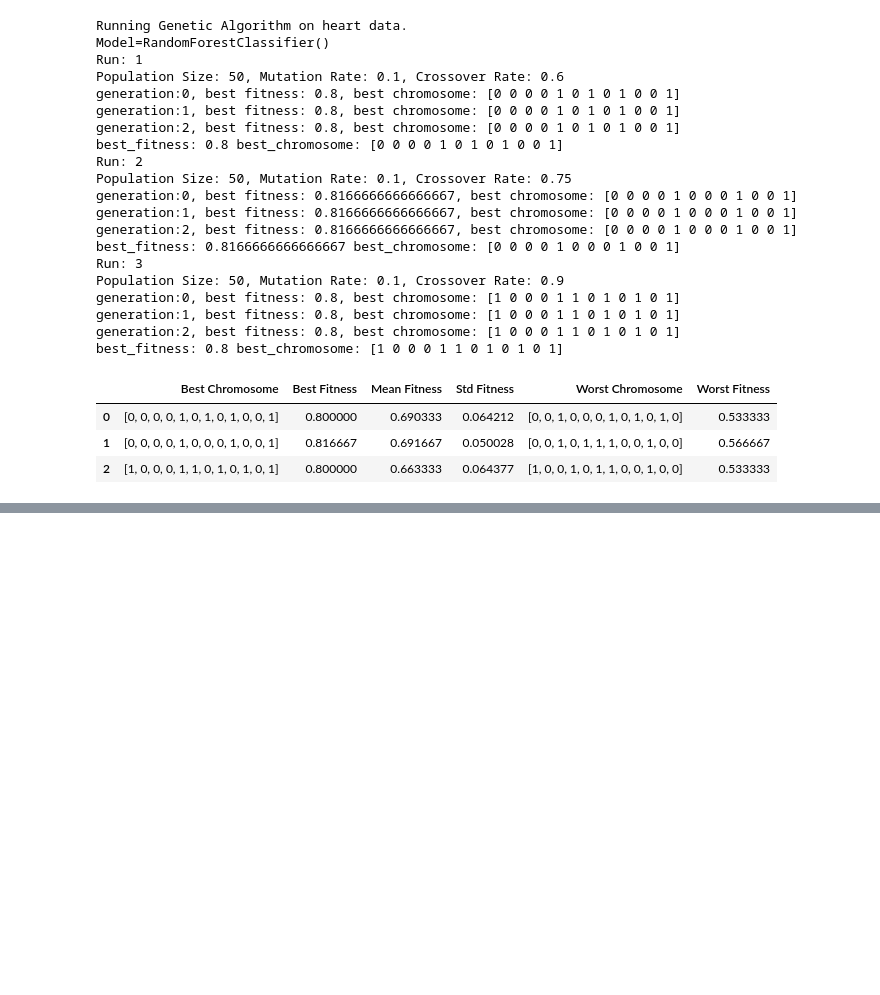
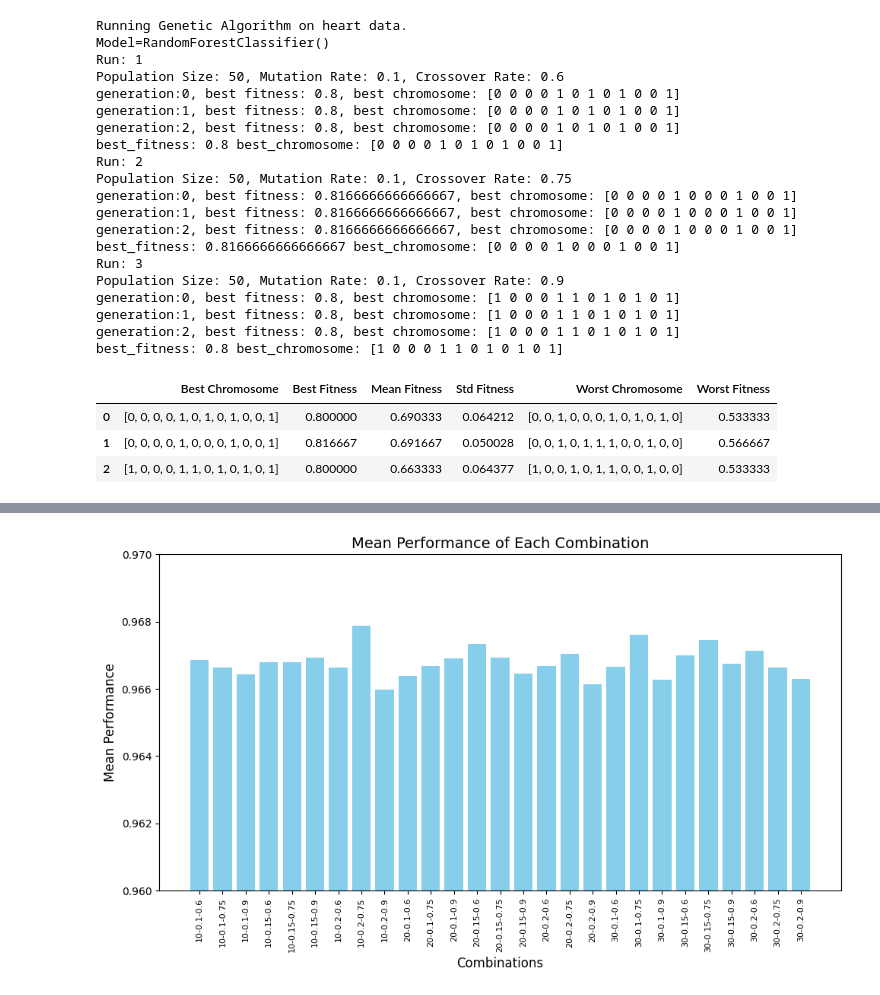
Before and after one commit to tugberkvaroglu/ec-term-project, a Jupyter notebook: ec_project.ipynb, the cells around one changed output, grey strips where cells are left out. Saved outputs shown, nothing was run; the diff lists cells and outputs as text; code cells hidden in the pictures; blank space fills up the shorter version.

```diff
--- a/ec_project.ipynb
+++ b/ec_project.ipynb
@@ -593,0 +634,36 @@ best_fitness: 0.8 best_chromosome: [1 0 0 0 1 1 0 1 0 1 0 1]
+# %%
+import numpy as np
+import matplotlib.pyplot as plt
+
+def plot_mean_performance(combinations, mean_performances):
+    """
+    Plots the mean performance of each combination.
+
+    Parameters:
+        combinations (list): List of combination labels (e.g., ['1-1-1', '1-1-2', ...]).
+        mean_performances (list): List of mean performance values corresponding to each combination.
+    """
+    # Create the plot
+    plt.figure(figsize=(10, 6))
+    plt.bar(combinations, mean_performances, color='skyblue')
+
+    # Add labels and title
+    plt.xlabel('Combinations', fontsize=12)
+    plt.ylabel('Mean Performance', fontsize=12)
+    plt.title('Mean Performance of Each Combination', fontsize=14)
+    plt.xticks(rotation=90, fontsize=8)  # Rotate x-axis labels for better visibility
+    plt.ylim(0.96, 0.97)  # Set y-axis range from 0.90 to 1.0
+
+    # Show the plot
+    plt.tight_layout()
+    plt.show()
+
+pop_sizes = [10, 20, 30]
+mut_rates = [0.1, 0.15, 0.2]
+cross_rates = [0.6, 0.75, 0.9]
+
+combinations = [f'{i}-{j}-{k}' for i in pop_sizes for j in mut_rates for k in cross_rates]
+#mean_performances = stats_df["Mean Fitness"]  # Replace with actual mean performance values
+
+# Plot mean performance
+plot_mean_performance(combinations, mean_performances)
@@ -593,0 +734,9 @@ best_fitness: 0.8 best_chromosome: [1 0 0 0 1 1 0 1 0 1 0 1]
+# %%
+pop_sizes = [10, 20, 30]
+mut_rates = [0.1, 0.15, 0.2]
+cross_rates = [0.6, 0.75, 0.9]
+
+combinations = [f'{i}-{j}-{k}' for i in pop_sizes for j in mut_rates for k in cross_rates]
+plot_mean_performance(combinations, xgboost10_20_30_2k["Mean Fitness"])
+# %% [output]
+[figure, added]
```
Also changed, not shown: parts of 11 cells of this notebook, 18 other files.
